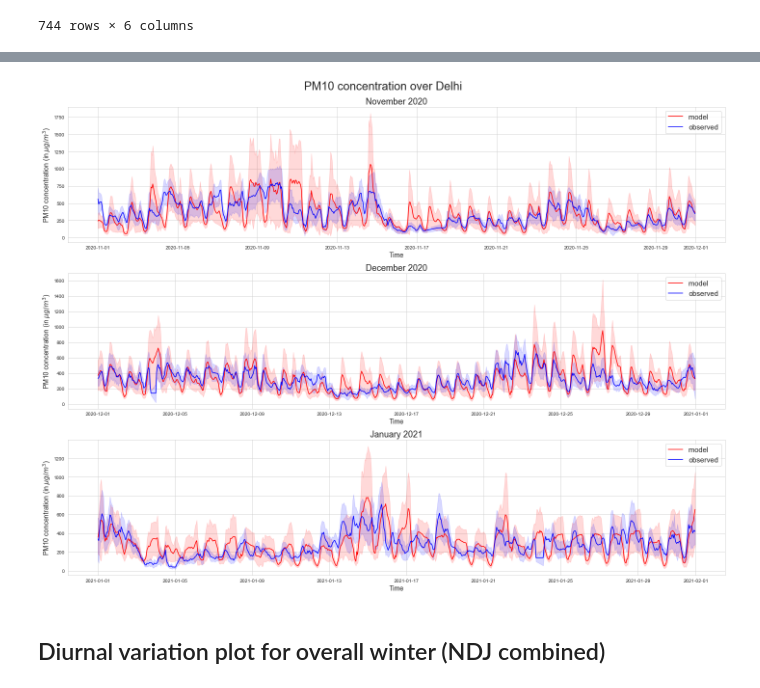
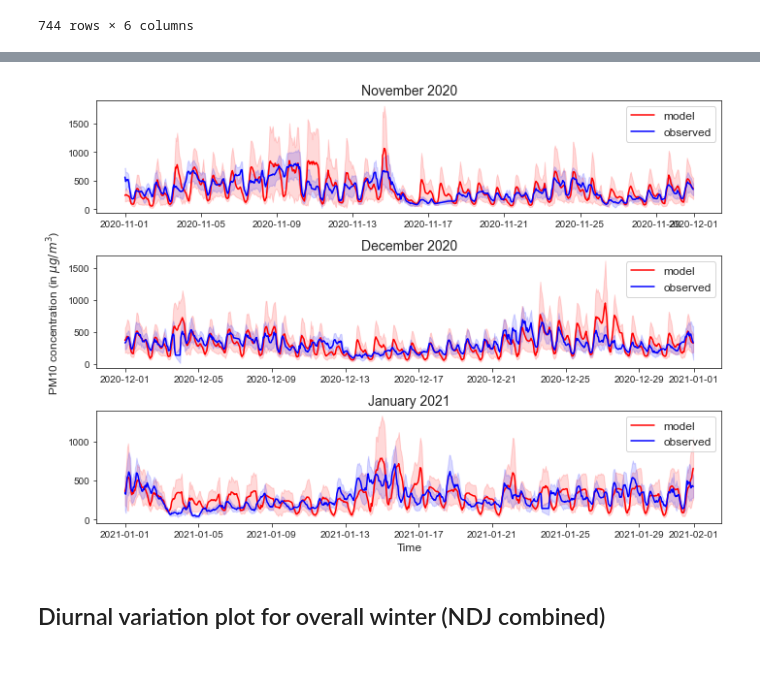
Before and after one commit to adisen99/srfp, a Jupyter notebook: delhi/aqi_delhi.ipynb, the cells around one changed output, grey strips where cells are left out. Cells and saved outputs as stored; diff of their text form; code cells hidden in the pictures.

```diff
--- a/delhi/aqi_delhi.ipynb
+++ b/delhi/aqi_delhi.ipynb
@@ -12,7 +12,7 @@ import datetime
 from functions import dplot, stat_calc, aqi_calc, score_calc
 
 # Use seaborn style defaults and set default figure size
-sns.set_style("whitegrid")
+sns.set_style("ticks")
 # %%
 dfmod = pd.read_csv('data/aqi_data_mod.csv')
 dfobs = pd.read_csv('data/aqi_data_obs.csv')
@@ -266,48 +266,48 @@ plt.savefig('./images/pm25ts_err.png')
 # %%
 # Plot of PM10 model and data for Nov, Dec and Jan with errorbars
 
-fig = plt.figure(figsize=(20,15))
+fig = plt.figure(figsize=(10,7))
 plt.subplot(311)
-sns.lineplot(data = dfmod_nov, x='datetime', y='mod_PM10', err_style='band', label='model', color='red')
+sns.lineplot(data = dfmod_nov, x='datetime', y='mod_PM10', err_style='band', label='model', color='red').set(xlabel=None, ylabel=None)
 # plt.errorbar(dfmod_nov.index, dfmod_nov['mod_PM10'], yerr=dfmod_nov['mod_PM10_stdev '], alpha=0.15, ecolor='blue', fmt='o', mfc='blue', markersize=8, capsize=10)
 plt.fill_between(dfmod_nov.index, dfmod_nov['mod_PM10'] + dfmod_nov['mod_PM10_stdev '], dfmod_nov['mod_PM10'] - dfmod_nov['mod_PM10_stdev '], alpha=0.15, color='red')
-sns.lineplot(data = dfobs_nov, x='datetime', y='obs_PM10', err_style='band', label='observed', color='blue')
+sns.lineplot(data = dfobs_nov, x='datetime', y='obs_PM10', err_style='band', label='observed', color='blue').set(xlabel=None, ylabel=None)
 # plt.errorbar(dfobs_nov.index, dfobs_nov['obs_PM10'], yerr=dfobs_nov['obs_PM10_stdev '], alpha=0.15, ecolor='green', fmt='o', mfc='green', markersize=8, capsize=10)
 plt.fill_between(dfobs_nov.index, dfobs_nov['obs_PM10'] + dfobs_nov['obs_PM10_stdev '], dfobs_nov['obs_PM10'] - dfobs_nov['obs_PM10_stdev '], alpha=0.15, color='blue')
-plt.ylabel('PM10 concentration (in $\mu g/m^3$)', fontsize=14)
-plt.xlabel('Time', fontsize=14)
-plt.legend(loc=1, prop={'size': 15})
-plt.title('November 2020', fontsize=18)
+# plt.ylabel('PM10 concentration (in $\mu g/m^3$)', fontsize=12)
+# plt.xlabel('Time', fontsize=12)
+plt.legend(loc=1, prop={'size': 12})
+plt.title('November 2020', fontsize=14)
 
 plt.subplot(312)
-sns.lineplot(data = dfmod_dec, x='datetime', y='mod_PM10', err_style='band', label='model', color='red')
+sns.lineplot(data = dfmod_dec, x='datetime', y='mod_PM10', err_style='band', label='model', color='red').set(xlabel=None, ylabel=None)
 # plt.errorbar(dfmod_nov.index, dfmod_nov['mod_PM10'], yerr=dfmod_nov['mod_PM10_stdev '], alpha=0.15, ecolor='blue', fmt='o', mfc='blue', markersize=8, capsize=10)
 plt.fill_between(dfmod_dec.index, dfmod_dec['mod_PM10'] + dfmod_dec['mod_PM10_stdev '], dfmod_dec['mod_PM10'] - dfmod_dec['mod_PM10_stdev '], alpha=0.15, color='red')
-sns.lineplot(data = dfobs_dec, x='datetime', y='obs_PM10', err_style='band', label='observed', color='blue')
+sns.lineplot(data = dfobs_dec, x='datetime', y='obs_PM10', err_style='band', label='observed', color='blue').set(xlabel=None, ylabel=None)
 # plt.errorbar(dfobs_nov.index, dfobs_nov['obs_PM10'], yerr=dfobs_nov['obs_PM10_stdev '], alpha=0.15, ecolor='green', fmt='o', mfc='green', markersize=8, capsize=10)
 plt.fill_between(dfobs_dec.index, dfobs_dec['obs_PM10'] + dfobs_dec['obs_PM10_stdev '], dfobs_dec['obs_PM10'] - dfobs_dec['obs_PM10_stdev '], alpha=0.15, color='blue')
-plt.ylabel('PM10 concentration (in $\mu g/m^3$)', fontsize=14)
-plt.xlabel('Time', fontsize=14)
-plt.legend(loc=1, prop={'size': 15})
-plt.title('December 2020', fontsize=18)
+plt.ylabel('PM10 concentration (in $\mu g/m^3$)', fontsize=12)
+# plt.xlabel('Time', fontsize=12)
+plt.legend(loc=1, prop={'size': 12})
+plt.title('December 2020', fontsize=14)
 
 plt.subplot(313)
-sns.lineplot(data = dfmod_jan, x='datetime', y='mod_PM10', err_style='band', label='model', color='red')
+sns.lineplot(data = dfmod_jan, x='datetime', y='mod_PM10', err_style='band', label='model', color='red').set(xlabel=None, ylabel=None)
 # plt.errorbar(dfmod_nov.index, dfmod_nov['mod_PM10'], yerr=dfmod_nov['mod_PM10_stdev '], alpha=0.15, ecolor='blue', fmt='o', mfc='blue', markersize=8, capsize=10)
 plt.fill_between(dfmod_jan.index, dfmod_jan['mod_PM10'] + dfmod_jan['mod_PM10_stdev '], dfmod_jan['mod_PM10'] - dfmod_jan['mod_PM10_stdev '], alpha=0.15, color='red')
-sns.lineplot(data = dfobs_jan, x='datetime', y='obs_PM10', err_style='band', label='observed', color='blue')
+sns.lineplot(data = dfobs_jan, x='datetime', y='obs_PM10', err_style='band', label='observed', color='blue').set(xlabel=None, ylabel=None)
 # plt.errorbar(dfobs_nov.index, dfobs_nov['obs_PM10'], yerr=dfobs_nov['obs_PM10_stdev '], alpha=0.15, ecolor='green', fmt='o', mfc='green', markersize=8, capsize=10)
 plt.fill_between(dfobs_jan.index, dfobs_jan['obs_PM10'] + dfobs_jan['obs_PM10_stdev '], dfobs_jan['obs_PM10'] - dfobs_jan['obs_PM10_stdev '], alpha=0.15, color='blue')
-plt.ylabel('PM10 concentration (in $\mu g/m^3$)', fontsize=14)
-plt.xlabel('Time', fontsize=14)
-plt.legend(loc=1, prop={'size': 15})
-plt.title('January 2021', fontsize=18)
+# plt.ylabel('PM10 concentration (in $\mu g/m^3$)', fontsize=12)
+plt.xlabel('Time', fontsize=12)
+plt.legend(loc=1, prop={'size': 12})
+plt.title('January 2021', fontsize=14)
 
-fig.suptitle('PM10 concentration over Delhi', fontsize=24, y=0.99)
+# fig.suptitle('PM10 concentration over Delhi', fontsize=24, y=0.99)
 fig.tight_layout()
-plt.savefig('./images/pm10ts_err.png')
+plt.savefig('./images/pm10ts_err.png', dpi=300)
 # %% [output]
-[figure, old version]
+[figure, new version]
 # %% [markdown]
 ## Diurnal variation plot for overall winter (NDJ combined)
 # %%
```
Also changed, not shown: parts of 7 cells of this notebook, 4 other files.
